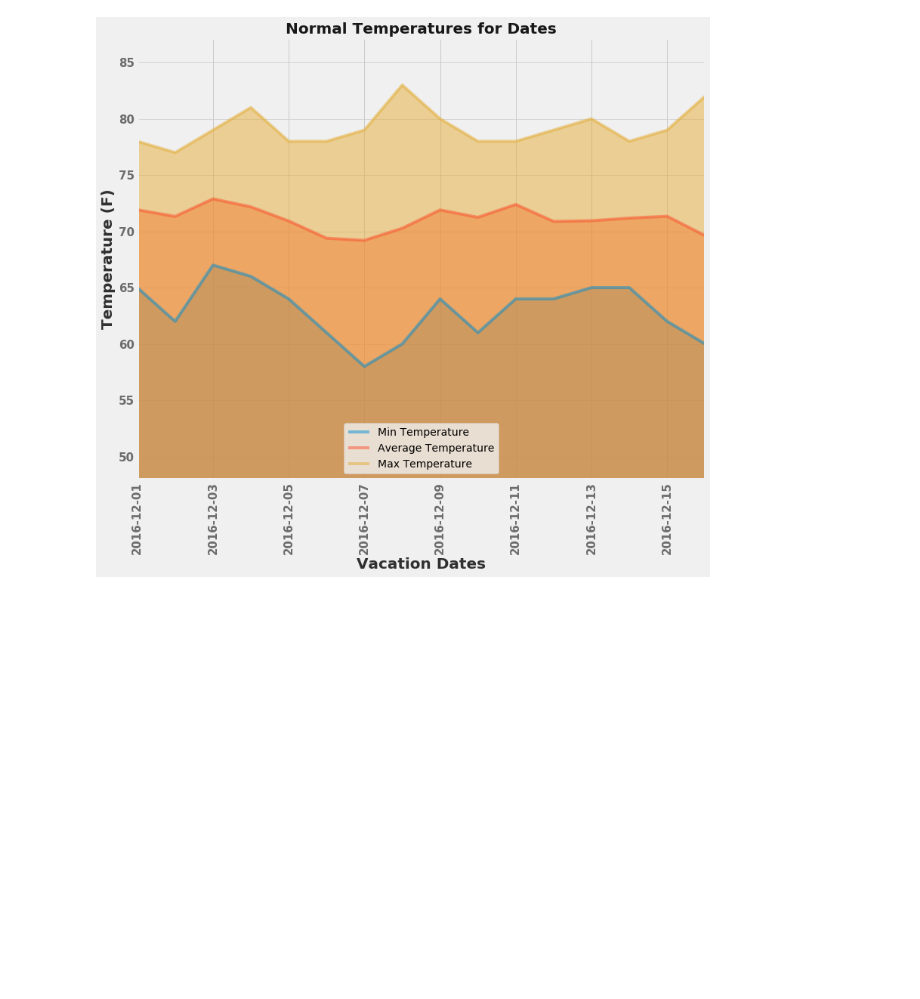
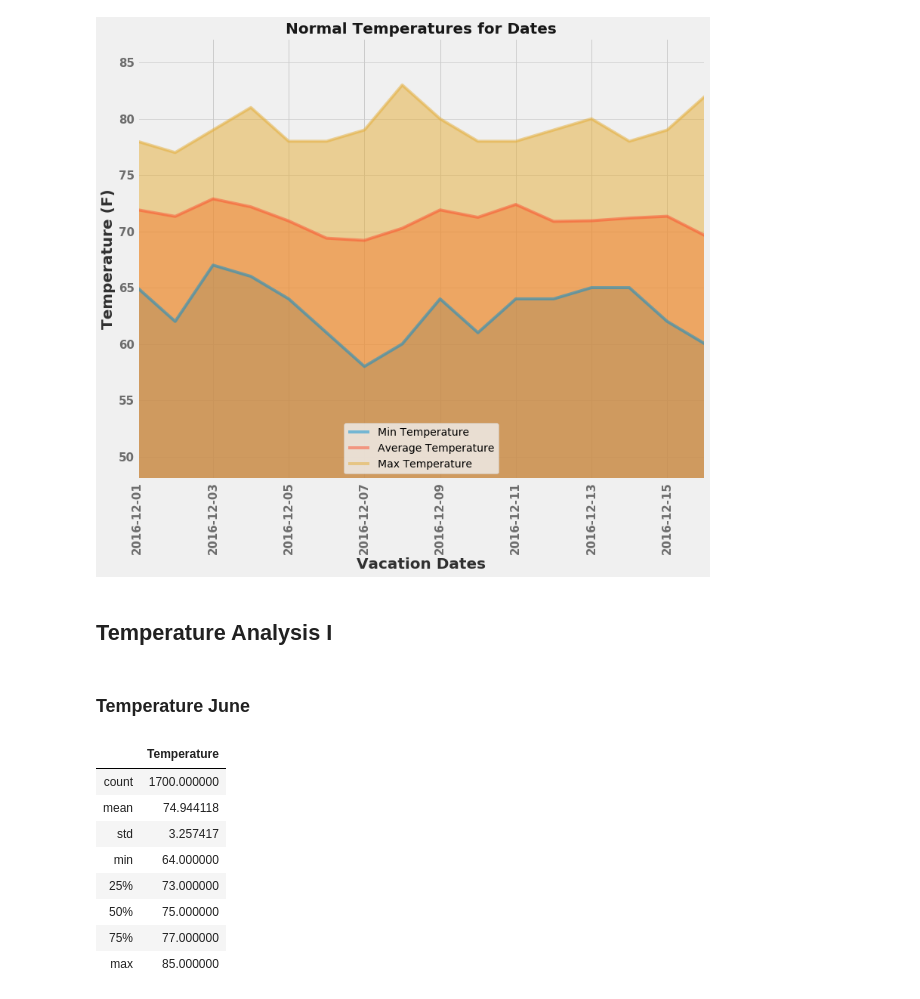
Before and after one commit to cemoga/sqlalchemy-challenge, a Jupyter notebook: climate_starter.ipynb, the cells around one changed output. Saved outputs shown, nothing was run; the diff lists cells and outputs as text; code cells hidden in the pictures; blank space fills up the shorter version.

```diff
--- a/climate_starter.ipynb
+++ b/climate_starter.ipynb
@@ -423,3 +423,29 @@ plt.savefig("Fig 4. Area Plot - Normal Temperatures for Vacation Dates" +'.png',
 plt.show();
 # %% [output]
 [figure]
+# %% [markdown]
+## Temperature Analysis I
+# %% [markdown]
+### Temperature June
+# %%
+temp_june = session.query(Measurement.date, Measurement.tobs).\
+                    filter(func.strftime("%m", Measurement.date) == '06').\
+                    order_by(Measurement.date).all()
+
+# Load data to a dataframe
+temp_june_df = pd.DataFrame(temp_june, columns=['Date', 'Temperature'])
+# Sort dataframe by date
+temp_june_df = temp_june_df.sort_values(by='Date', ascending=True)
+# Set date as index
+temp_june_df.set_index('Date', inplace=True)
+temp_june_df.describe()
+# %% [output]
+|  | Temperature |
+| count | 1700.000000 |
+| mean | 74.944118 |
+| std | 3.257417 |
+| min | 64.000000 |
+| 25% | 73.000000 |
+| 50% | 75.000000 |
+| 75% | 77.000000 |
+| max | 85.000000 |
```
Also changed, not shown: parts of 6 cells of this notebook, 4 other files.
